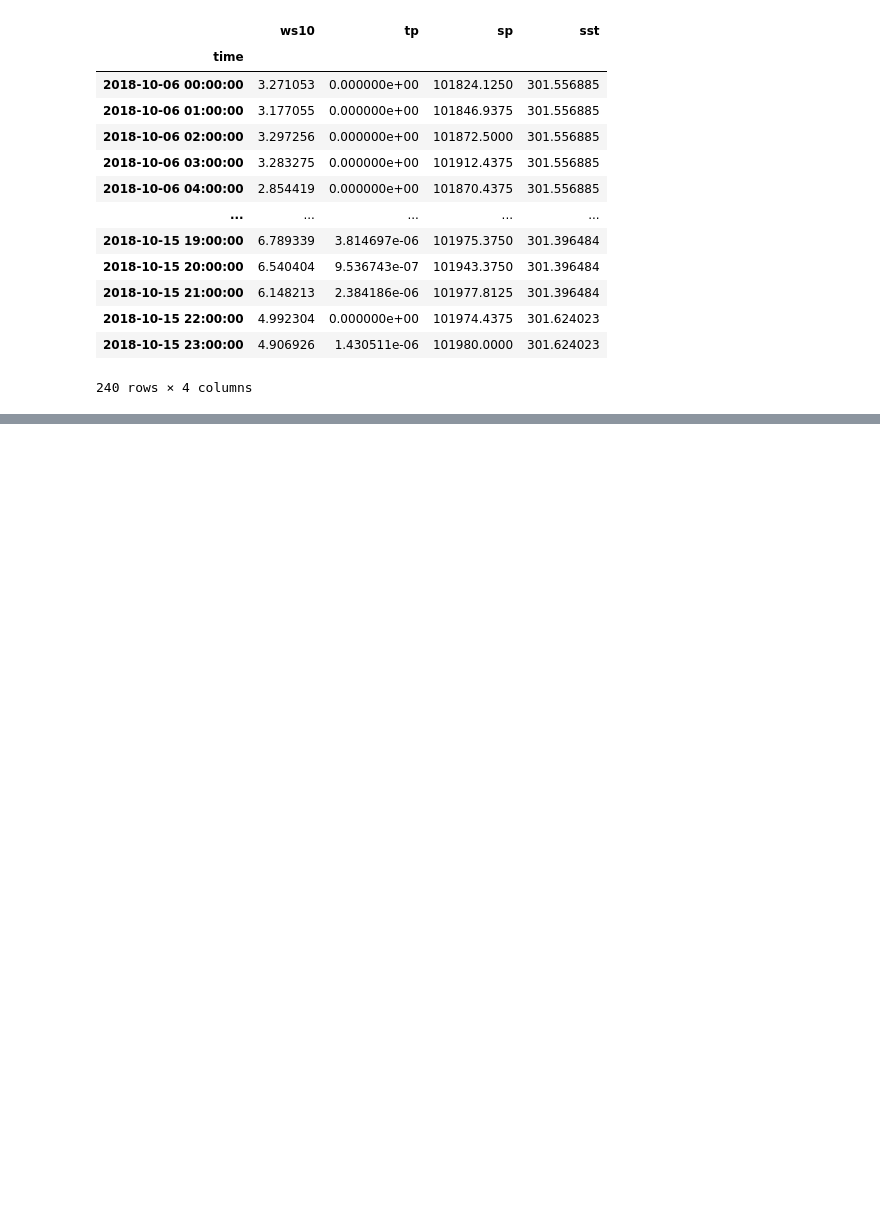
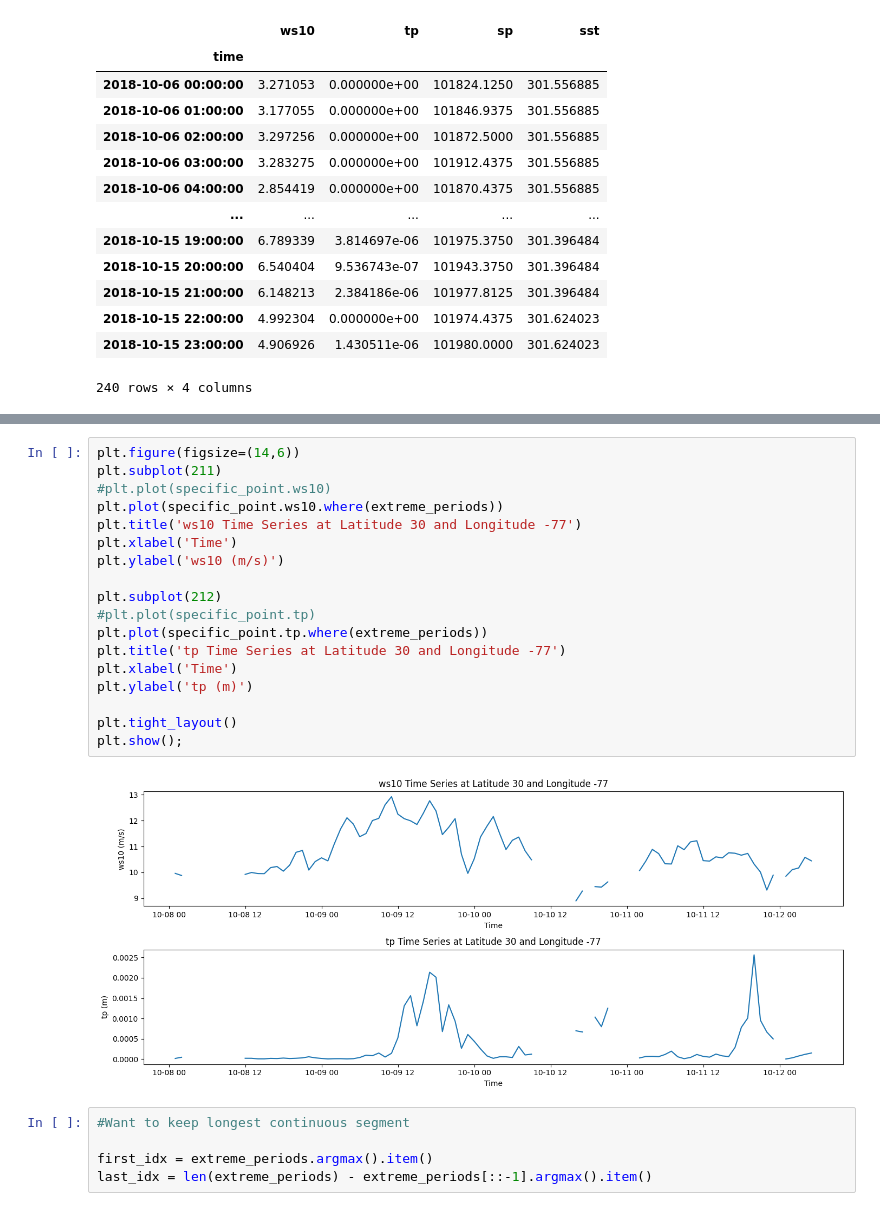
Before and after one commit to MujtaGit/Extreme_Weather_Correlation, a Jupyter notebook: EDA.ipynb, the cells around one changed output, grey strips where cells are left out. Cells and saved outputs as stored; diff of their text form; blank space fills up the shorter version.

```diff
--- a/EDA.ipynb
+++ b/EDA.ipynb
@@ -712,0 +750,25 @@ plt.plot(specific_point.tp.values);
+# %%
+plt.figure(figsize=(14,6))
+plt.subplot(211)
+#plt.plot(specific_point.ws10)
+plt.plot(specific_point.ws10.where(extreme_periods))
+plt.title('ws10 Time Series at Latitude 30 and Longitude -77')
+plt.xlabel('Time')
+plt.ylabel('ws10 (m/s)')
+
+plt.subplot(212)
+#plt.plot(specific_point.tp)
+plt.plot(specific_point.tp.where(extreme_periods))
+plt.title('tp Time Series at Latitude 30 and Longitude -77')
+plt.xlabel('Time')
+plt.ylabel('tp (m)')
+
+plt.tight_layout()
+plt.show();
+# %% [output]
+[figure, added]
+# %%
+#Want to keep longest continuous segment
+
+first_idx = extreme_periods.argmax().item()
+last_idx = len(extreme_periods) - extreme_periods[::-1].argmax().item()
```
Also changed, not shown: parts of 19 cells of this notebook.
